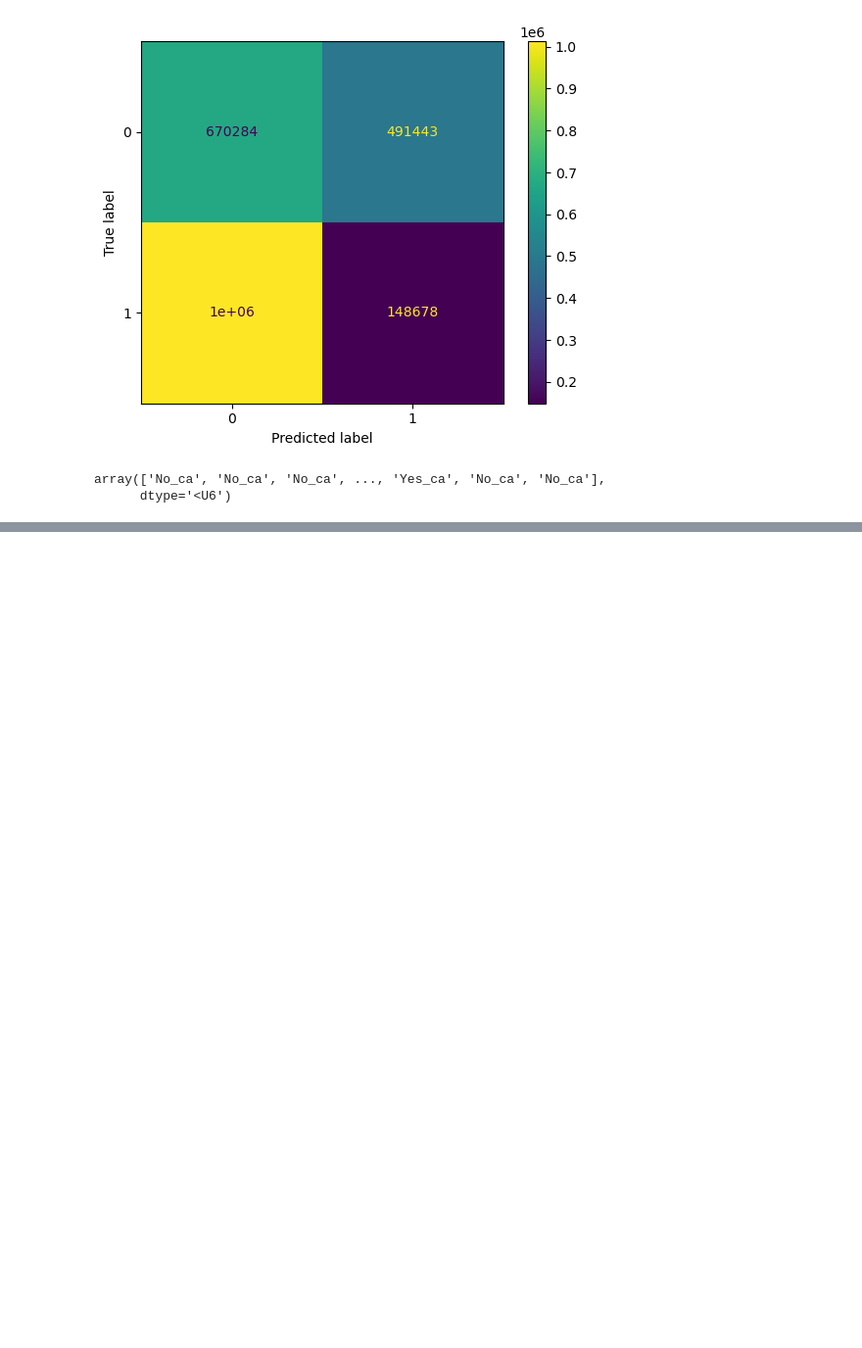
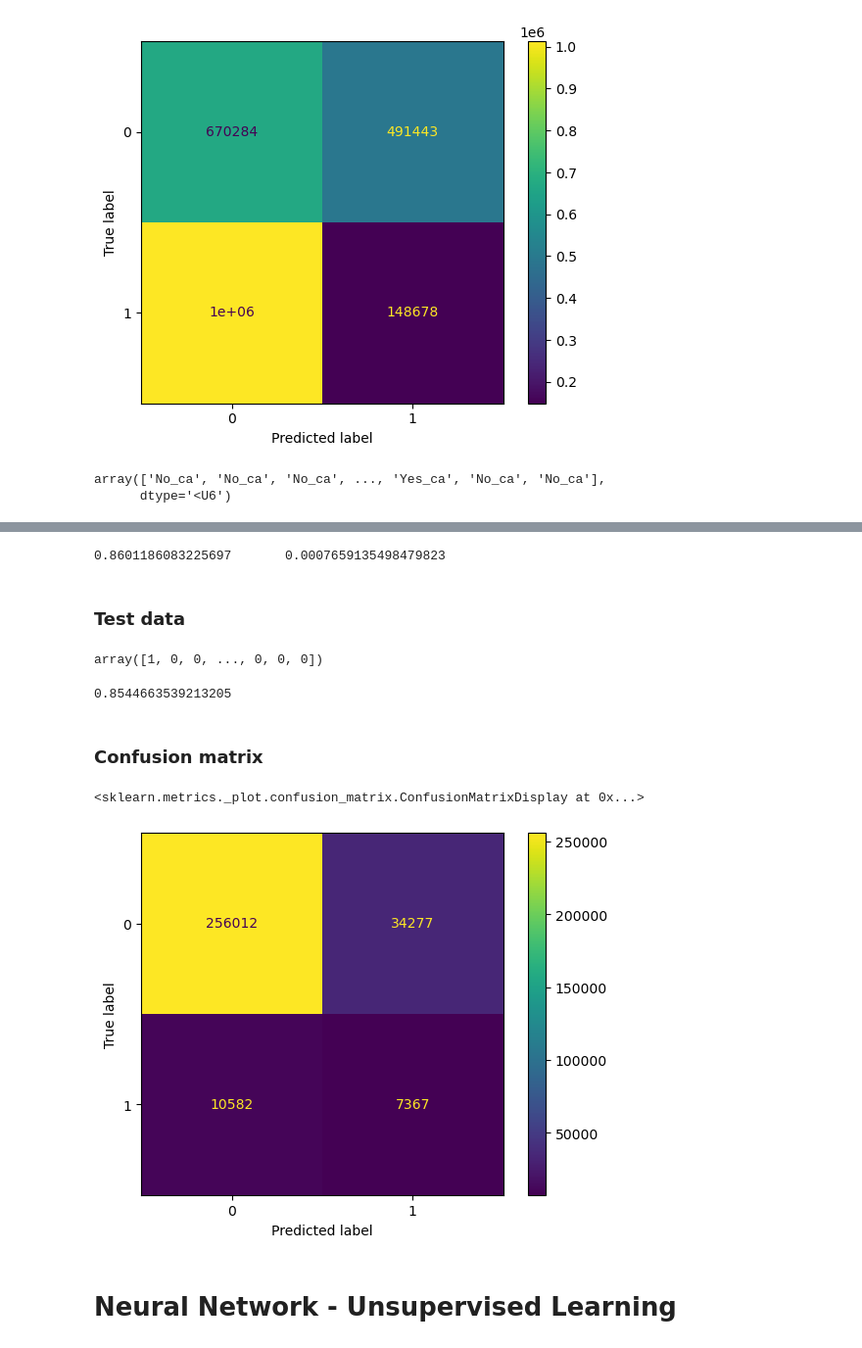
Before and after one commit to schwartzh2017/Final_Project_CL_HS, a Jupyter notebook: HS_analysis.ipynb, the cells around one changed output, grey strips where cells are left out. Shown at 98% size. Cells and saved outputs as stored; diff of their text form; code cells hidden in the pictures; blank space fills up the shorter version.

Commit message:
random forest

```diff
--- a/HS_analysis.ipynb
+++ b/HS_analysis.ipynb
@@ -112,0 +433,6 @@ array(['No_ca', 'No_ca', 'No_ca', ..., 'Yes_ca', 'No_ca', 'No_ca'],
+# %%
+#split
+X = df[all_cols]
+y = df['breast_cancer_history']
+
+X_train, X_test, y_train, y_test = train_test_split(X, y, random_state=0)
@@ -112,0 +441,6 @@ array(['No_ca', 'No_ca', 'No_ca', ..., 'Yes_ca', 'No_ca', 'No_ca'],
+# %%
+#set up pipeline
+classification_pipeline = Pipeline([('std_scale', std_scaler),
+                                    ('RF', RandomForestClassifier(class_weight='balanced', criterion='gini', max_depth=100, min_impurity_decrease= 0.0, min_samples_leaf= 1, min_samples_split= 2, n_estimators= 10, random_state= 1, verbose=0))])
+
+classification_pipeline.fit(X_train, y_train)
@@ -112,0 +454,34 @@ array(['No_ca', 'No_ca', 'No_ca', ..., 'Yes_ca', 'No_ca', 'No_ca'],
+# %%
+#cross validate
+scores = cross_val_score(classification_pipeline, X_train, y_train, cv=5)
+print(scores.mean(), '\t', scores.std())
+
+# 0.8601186083225697 	 0.0007659135498479823
+# %% [output]
+0.8601186083225697       0.0007659135498479823
+# %% [markdown]
+### Test data
+# %%
+#fit and predict
+classification_pipeline.fit(X_train, y_train)
+classification_pipeline.predict(X_test)
+# %% [output]
+array([1, 0, 0, ..., 0, 0, 0])
+# %%
+#find accuracy
+y_pred = classification_pipeline.predict(X_test)
+sum(y_pred == y_test) / len(y_test)
+#0.8544663539213205
+# %% [output]
+0.8544663539213205
+# %% [markdown]
+### Confusion matrix
+# %%
+disp = ConfusionMatrixDisplay(confusion_matrix = confusion_matrix(y_test, y_pred), display_labels=classification_pipeline.classes_)
+
+disp.plot()
+# %% [output]
+<sklearn.metrics._plot.confusion_matrix.ConfusionMatrixDisplay at 0x...>
+[figure, added]
+# %% [markdown]
+# Neural Network - Unsupervised Learning
```
Also changed, not shown: parts of 19 cells of this notebook, 1 other file.
